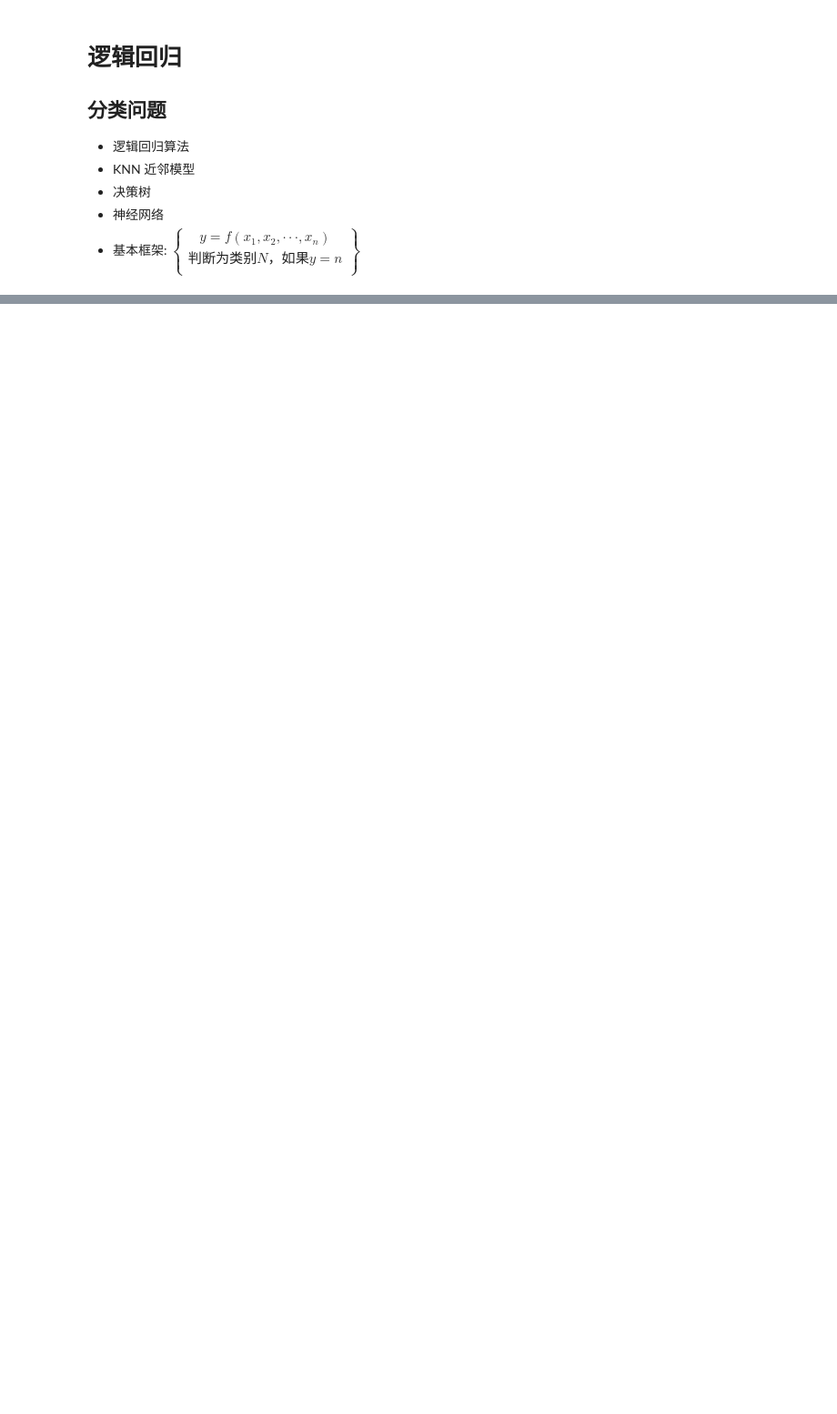
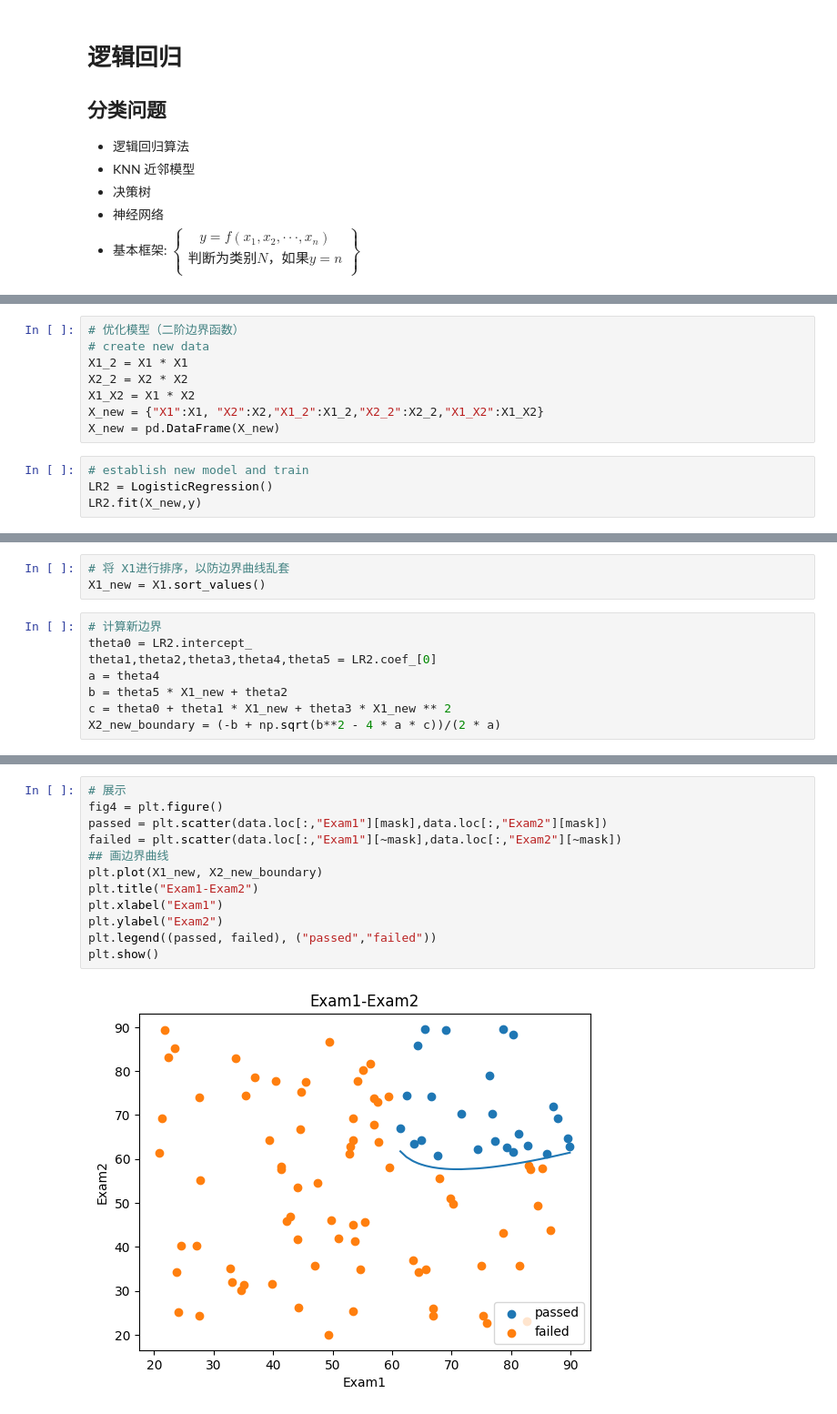
Before and after one commit to Undefined6608/PythonStudy, a Jupyter notebook: src/2.逻辑回归.ipynb, the cells around one changed output, grey strips where cells are left out. Shown: that part at 91% size. Cells and saved outputs as stored; diff of their text form; blank space fills up the shorter version.

```diff
--- a/src/2.逻辑回归.ipynb
+++ b/src/2.逻辑回归.ipynb
@@ -26,0 +155,12 @@
+# %%
+# 优化模型（二阶边界函数）
+# create new data
+X1_2 = X1 * X1
+X2_2 = X2 * X2
+X1_X2 = X1 * X2
+X_new = {"X1":X1, "X2":X2,"X1_2":X1_2,"X2_2":X2_2,"X1_X2":X1_X2}
+X_new = pd.DataFrame(X_new)
+# %%
+# establish new model and train
+LR2 = LogisticRegression()
+LR2.fit(X_new,y)
@@ -26,0 +178,11 @@
+# %%
+# 将 X1进行排序，以防边界曲线乱套
+X1_new = X1.sort_values()
+# %%
+# 计算新边界
+theta0 = LR2.intercept_
+theta1,theta2,theta3,theta4,theta5 = LR2.coef_[0]
+a = theta4
+b = theta5 * X1_new + theta2
+c = theta0 + theta1 * X1_new + theta3 * X1_new ** 2
+X2_new_boundary = (-b + np.sqrt(b**2 - 4 * a * c))/(2 * a)
@@ -26,0 +202,14 @@
+# %%
+# 展示
+fig4 = plt.figure()
+passed = plt.scatter(data.loc[:,"Exam1"][mask],data.loc[:,"Exam2"][mask])
+failed = plt.scatter(data.loc[:,"Exam1"][~mask],data.loc[:,"Exam2"][~mask])
+## 画边界曲线
+plt.plot(X1_new, X2_new_boundary)
+plt.title("Exam1-Exam2")
+plt.xlabel("Exam1")
+plt.ylabel("Exam2")
+plt.legend((passed, failed), ("passed","failed"))
+plt.show()
+# %% [output]
+[figure, added]
```
Also changed, not shown: parts of 35 cells of this notebook, 2 other files.
